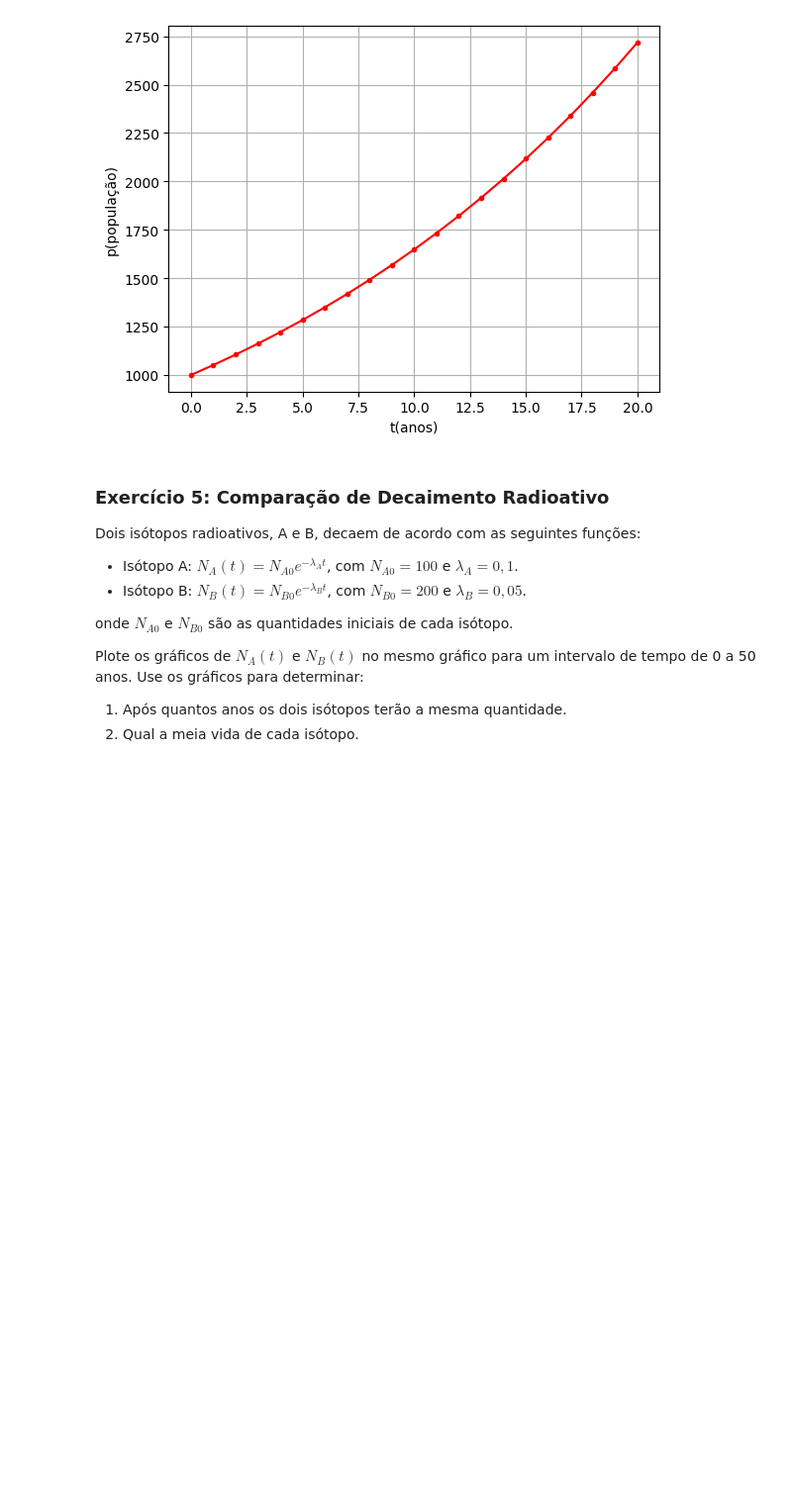
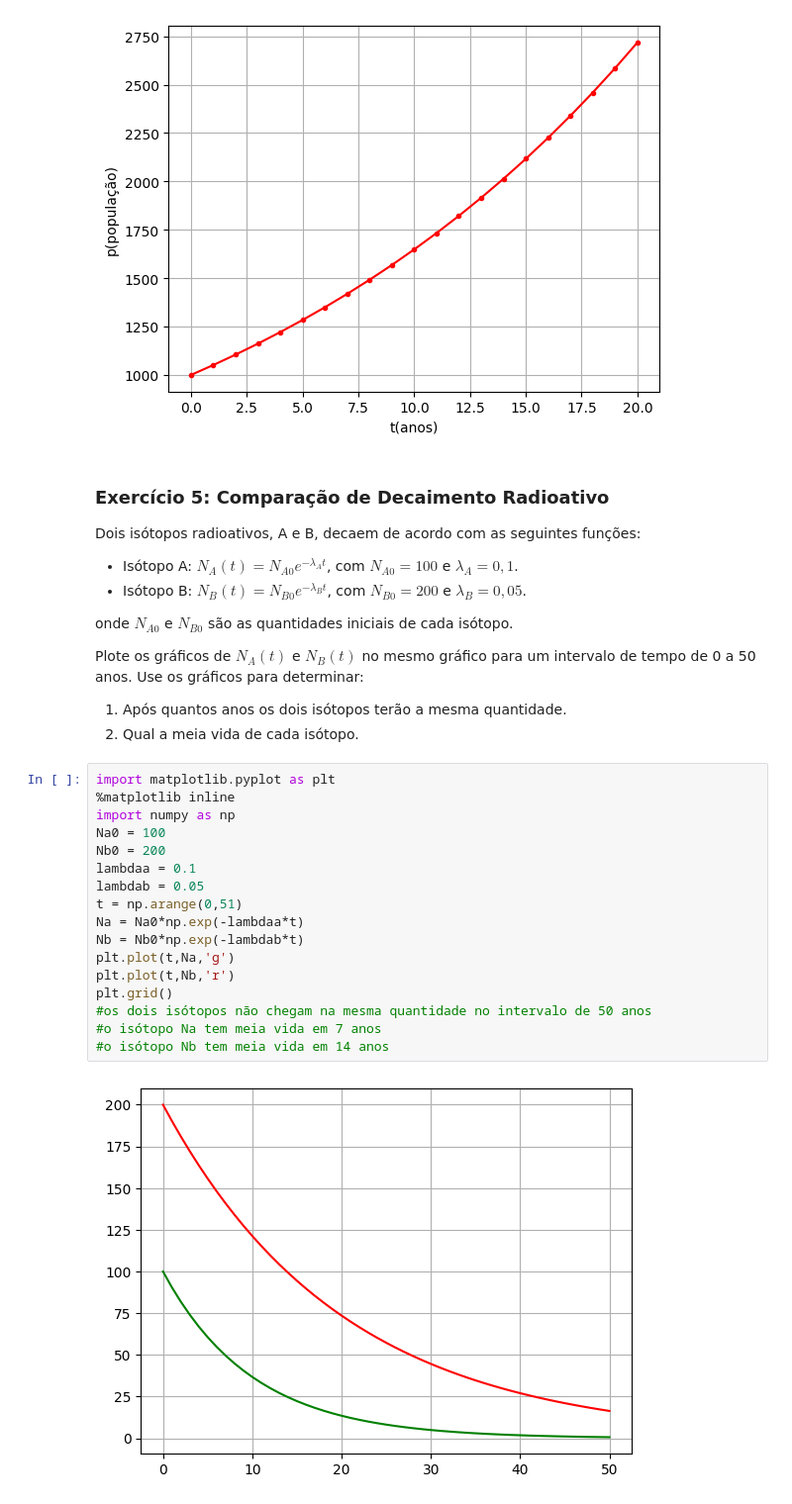
Before and after one commit to 1Henri1/colab, a Jupyter notebook: Atividade_2_Gráficos.ipynb, the cells around one changed output. Shown at 99% size. Saved outputs shown, nothing was run; the diff lists cells and outputs as text; blank space fills up the shorter version.

```diff
--- a/Atividade_2_Gráficos.ipynb
+++ b/Atividade_2_Gráficos.ipynb
@@ -100,3 +101,22 @@ onde $ N_{A0} $ e $ N_{B0} $ são as quantidades iniciais de cada isótopo.
 Plote os gráficos de $ N_A(t) $ e $ N_B(t) $ no mesmo gráfico para um intervalo de tempo de 0 a 50 anos. Use os gráficos para determinar:
 1. Após quantos anos os dois isótopos terão a mesma quantidade.
 2. Qual a meia vida de cada isótopo.
+# %%
+import matplotlib.pyplot as plt
+%matplotlib inline
+import numpy as np
+Na0 = 100
+Nb0 = 200
+lambdaa = 0.1
+lambdab = 0.05
+t = np.arange(0,51)
+Na = Na0*np.exp(-lambdaa*t)
+Nb = Nb0*np.exp(-lambdab*t)
+plt.plot(t,Na,'g')
+plt.plot(t,Nb,'r')
+plt.grid()
+#os dois isótopos não chegam na mesma quantidade no intervalo de 50 anos
+#o isótopo Na tem meia vida em 7 anos
+#o isótopo Nb tem meia vida em 14 anos
+# %% [output]
+[figure, added]
```
Also changed, not shown: parts of 3 cells of this notebook.
